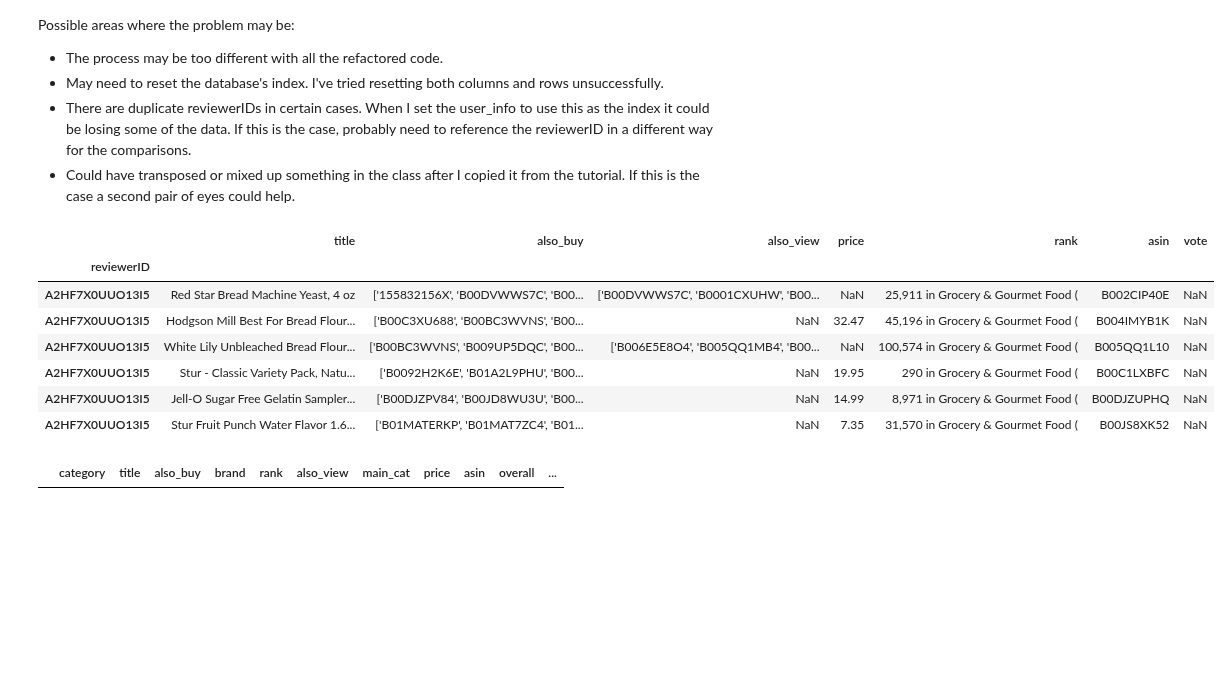
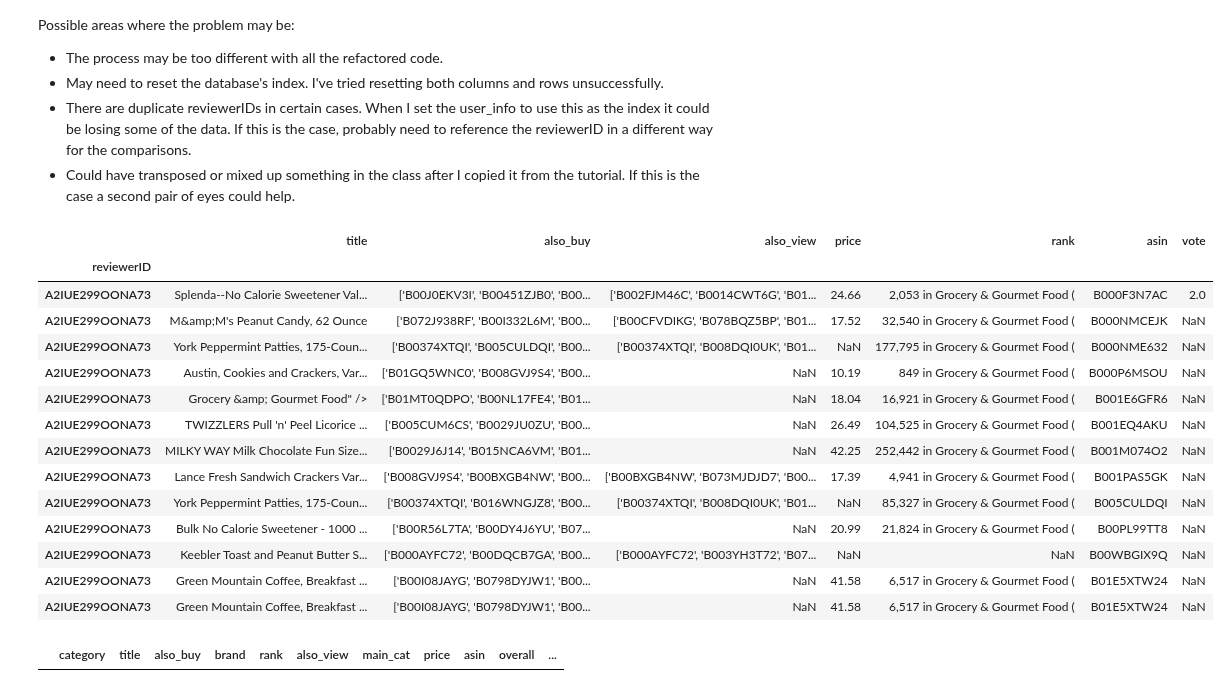
Before and after one commit to JasonCaldwellMBA/Grocery_Recommender, a Jupyter notebook: Notebooks/Modeling_Recommendation_Similarity_Functions_v2.ipynb, the cells around one changed output. Cells and saved outputs as stored; diff of their text form; code cells hidden in the pictures; blank space fills up the shorter version.

```diff
--- a/Notebooks/Modeling_Recommendation_Similarity_Functions_v2.ipynb
+++ b/Notebooks/Modeling_Recommendation_Similarity_Functions_v2.ipynb
@@ -184,14 +184,21 @@ If this is the case, probably need to reference the reviewerID in a different wa
 - Could have transposed or mixed up something in the class after I copied it from the tutorial.
 If this is the case a second pair of eyes could help.
 # %%
-user_info[user_info.index == 'A2HF7X0UUO13I5']
+user_info[user_info.index == 'A2IUE299OONA73']
 # %% [output]
 |  | title | also_buy | also_view | price | rank | asin | vote |
 | reviewerID |  |  |  |  |  |  |  |
-| A2HF7X0UUO13I5 | Red Star Bread Machine Yeast, 4 oz | ['155832156X', 'B00DVWWS7C', 'B00... | ['B00DVWWS7C', 'B0001CXUHW', 'B00... | NaN | 25,911 in Grocery & Gourmet Food ( | B002CIP40E | NaN |
-| A2HF7X0UUO13I5 | Hodgson Mill Best For Bread Flour... | ['B00C3XU688', 'B00BC3WVNS', 'B00... | NaN | 32.47 | 45,196 in Grocery & Gourmet Food ( | B004IMYB1K | NaN |
-| A2HF7X0UUO13I5 | White Lily Unbleached Bread Flour... | ['B00BC3WVNS', 'B009UP5DQC', 'B00... | ['B006E5E8O4', 'B005QQ1MB4', 'B00... | NaN | 100,574 in Grocery & Gourmet Food ( | B005QQ1L10 | NaN |
-| A2HF7X0UUO13I5 | Stur - Classic Variety Pack, Natu... | ['B0092H2K6E', 'B01A2L9PHU', 'B00... | NaN | 19.95 | 290 in Grocery & Gourmet Food ( | B00C1LXBFC | NaN |
-| A2HF7X0UUO13I5 | Jell-O Sugar Free Gelatin Sampler... | ['B00DJZPV84', 'B00JD8WU3U', 'B00... | NaN | 14.99 | 8,971 in Grocery & Gourmet Food ( | B00DJZUPHQ | NaN |
-| A2HF7X0UUO13I5 | Stur Fruit Punch Water Flavor 1.6... | ['B01MATERKP', 'B01MAT7ZC4', 'B01... | NaN | 7.35 | 31,570 in Grocery & Gourmet Food ( | B00JS8XK52 | NaN |
+| A2IUE299OONA73 | Splenda--No Calorie Sweetener Val... | ['B00J0EKV3I', 'B00451ZJB0', 'B00... | ['B002FJM46C', 'B0014CWT6G', 'B01... | 24.66 | 2,053 in Grocery & Gourmet Food ( | B000F3N7AC | 2.0 |
+| A2IUE299OONA73 | M&amp;M's Peanut Candy, 62 Ounce | ['B072J938RF', 'B00I332L6M', 'B00... | ['B00CFVDIKG', 'B078BQZ5BP', 'B01... | 17.52 | 32,540 in Grocery & Gourmet Food ( | B000NMCEJK | NaN |
+| A2IUE299OONA73 | York Peppermint Patties, 175-Coun... | ['B00374XTQI', 'B005CULDQI', 'B00... | ['B00374XTQI', 'B008DQI0UK', 'B01... | NaN | 177,795 in Grocery & Gourmet Food ( | B000NME632 | NaN |
+| A2IUE299OONA73 | Austin, Cookies and Crackers, Var... | ['B01GQ5WNC0', 'B008GVJ9S4', 'B00... | NaN | 10.19 | 849 in Grocery & Gourmet Food ( | B000P6MSOU | NaN |
+| A2IUE299OONA73 | Grocery &amp; Gourmet Food" /> | ['B01MT0QDPO', 'B00NL17FE4', 'B01... | NaN | 18.04 | 16,921 in Grocery & Gourmet Food ( | B001E6GFR6 | NaN |
+| A2IUE299OONA73 | TWIZZLERS Pull 'n' Peel Licorice ... | ['B005CUM6CS', 'B0029JU0ZU', 'B00... | NaN | 26.49 | 104,525 in Grocery & Gourmet Food ( | B001EQ4AKU | NaN |
+| A2IUE299OONA73 | MILKY WAY Milk Chocolate Fun Size... | ['B0029J6J14', 'B015NCA6VM', 'B01... | NaN | 42.25 | 252,442 in Grocery & Gourmet Food ( | B001M074O2 | NaN |
+| A2IUE299OONA73 | Lance Fresh Sandwich Crackers Var... | ['B008GVJ9S4', 'B00BXGB4NW', 'B00... | ['B00BXGB4NW', 'B073MJDJD7', 'B00... | 17.39 | 4,941 in Grocery & Gourmet Food ( | B001PAS5GK | NaN |
+| A2IUE299OONA73 | York Peppermint Patties, 175-Coun... | ['B00374XTQI', 'B016WNGJZ8', 'B00... | ['B00374XTQI', 'B008DQI0UK', 'B01... | NaN | 85,327 in Grocery & Gourmet Food ( | B005CULDQI | NaN |
+| A2IUE299OONA73 | Bulk No Calorie Sweetener - 1000 ... | ['B00R56L7TA', 'B00DY4J6YU', 'B07... | NaN | 20.99 | 21,824 in Grocery & Gourmet Food ( | B00PL99TT8 | NaN |
+| A2IUE299OONA73 | Keebler Toast and Peanut Butter S... | ['B000AYFC72', 'B00DQCB7GA', 'B00... | ['B000AYFC72', 'B003YH3T72', 'B07... | NaN | NaN | B00WBGIX9Q | NaN |
+| A2IUE299OONA73 | Green Mountain Coffee, Breakfast ... | ['B00I08JAYG', 'B0798DYJW1', 'B00... | NaN | 41.58 | 6,517 in Grocery & Gourmet Food ( | B01E5XTW24 | NaN |
+| A2IUE299OONA73 | Green Mountain Coffee, Breakfast ... | ['B00I08JAYG', 'B0798DYJW1', 'B00... | NaN | 41.58 | 6,517 in Grocery & Gourmet Food ( | B01E5XTW24 | NaN |
 # %%
```
Also changed, not shown: parts of 2 cells of this notebook.
